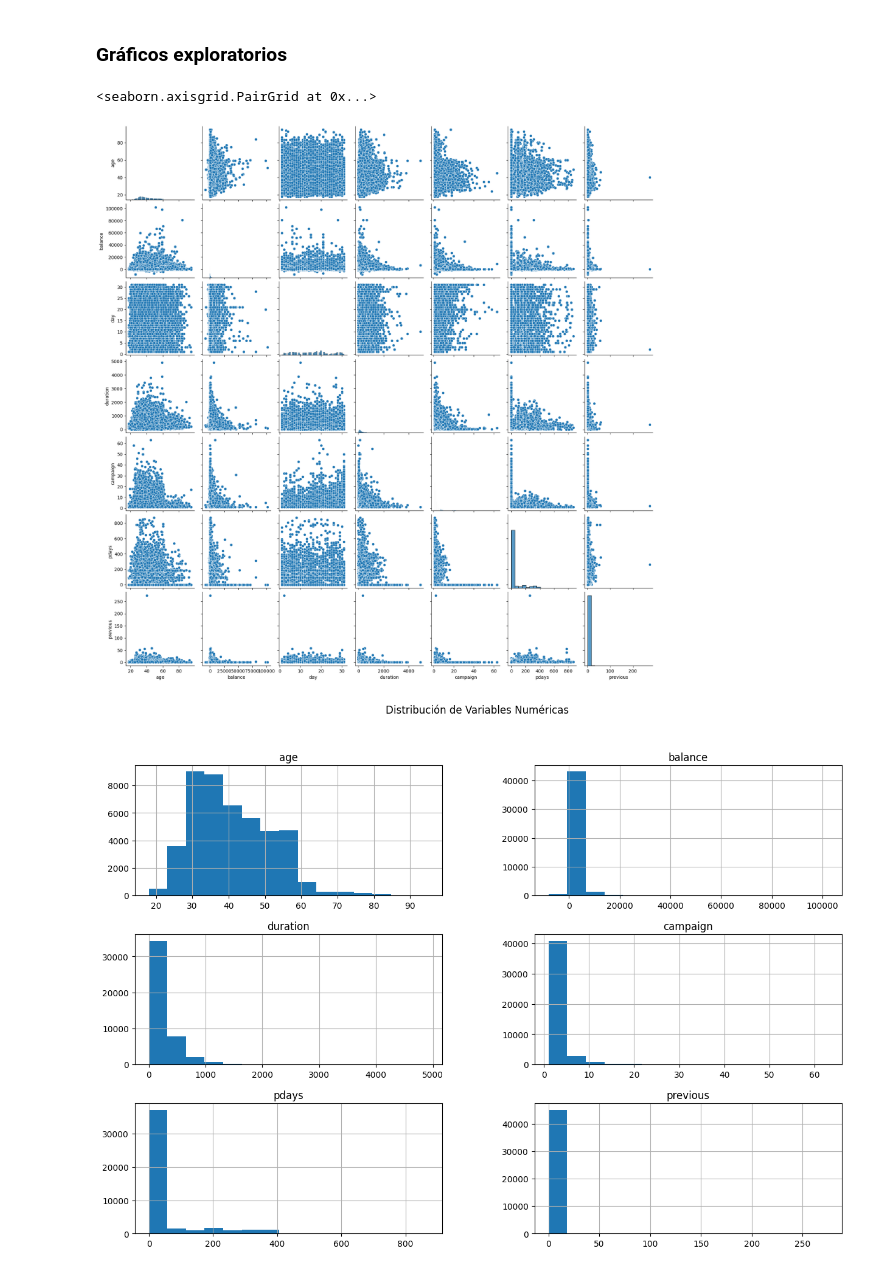
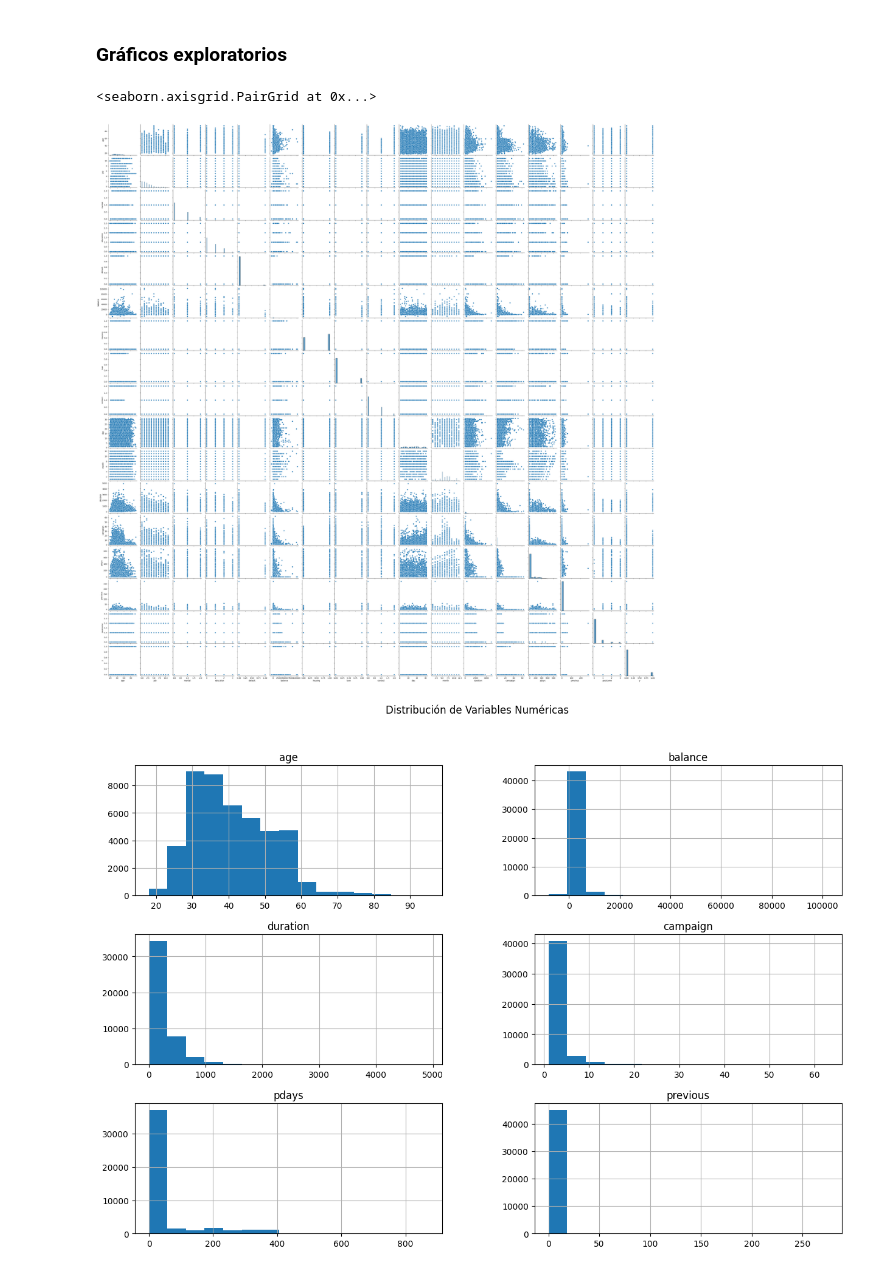
Before and after one commit to juanriosg12/proyecto2-data-trio, a Jupyter notebook: Tarea 3 - Exploracion_datos.ipynb, the cells around one changed output. Drawn from its saved outputs; the diff is of its cells as text; code cells hidden in the pictures.

```diff
--- a/Tarea 3 - Exploracion_datos.ipynb
+++ b/Tarea 3 - Exploracion_datos.ipynb
@@ -112,10 +112,10 @@ sns.heatmap(pd.DataFrame(corrw), cmap="Blues", annot=True)
 # %% [markdown]
 ### Gráficos exploratorios
 # %%
-sns.pairplot(data,)
+sns.pairplot(data_numerica)
 # %% [output]
 <seaborn.axisgrid.PairGrid at 0x...>
-[figure, old version]
+[figure, new version]
 # %%
 num_cols = ['age', 'balance', 'duration', 'campaign', 'pdays', 'previous']
 data[num_cols].hist(bins=15, figsize=(15, 10))
```
Also changed, not shown: parts of 3 cells of this notebook, 3 other files.
